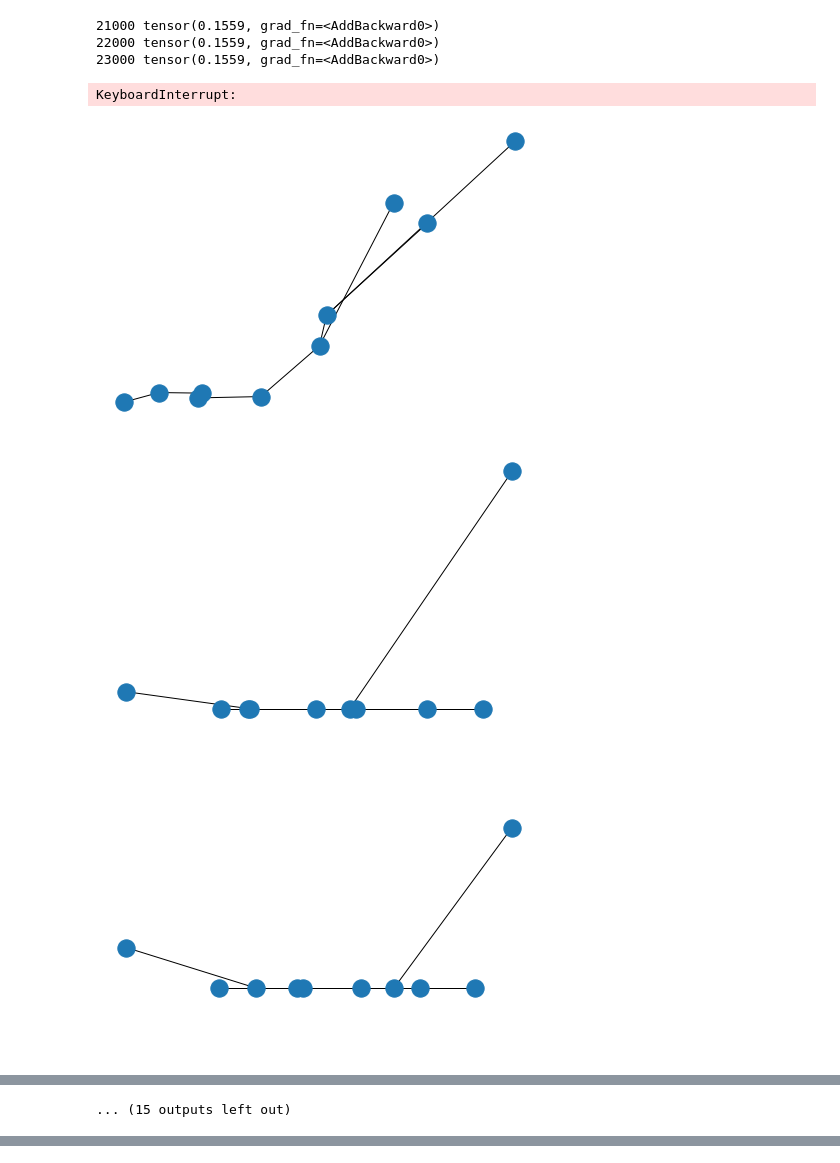
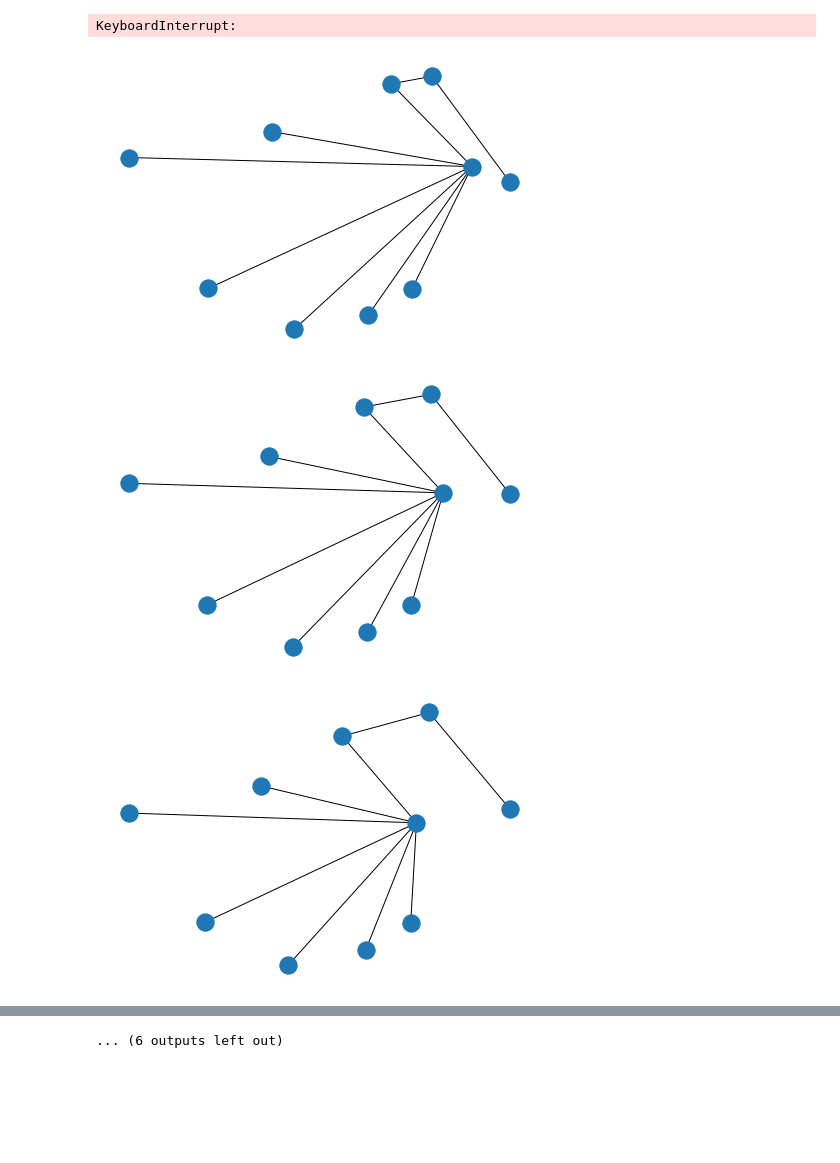
Before and after one commit to zhenxingCui/deepgd, a Jupyter notebook: gnn_stress_test.ipynb, the cells around one changed output, grey strips where cells are left out. Saved outputs shown, nothing was run; the diff lists cells and outputs as text; code cells hidden in the pictures; blank space fills up the shorter version.

Commit message:
optimize data directly

```diff
--- a/gnn_stress_test.ipynb
+++ b/gnn_stress_test.ipynb
@@ -133,20 +133,17 @@ def graph_vis(G, node_pos, file_name):
     plt.savefig(file_name)
 # %%
 G, data = generate_graph(10)
-model = Net()
-optimizer = torch.optim.Adam(model.parameters(), lr=0.00005)
+optimizer = torch.optim.Adam([data.x.requires_grad_()], lr=0.00005)
 criterion = EnergyLoss()
 epoch = 1000000
 loss_iters = []
 for i in range(epoch):
-    model.train()
     optimizer.zero_grad()
-    output = model(data)
-    loss = criterion(output,data)
+    loss = criterion(data.x,data)
     loss.backward()
     optimizer.step()
     loss_iters.append(loss.item())
     if i % 1000 == 0:
         print(i,loss)
-        graph_vis(G, output, f'test_traingraph/epoch_{i}.png')
+        graph_vis(G, data.x, f'test_opt_data2/epoch_{i}.png')
 # %% [output]
@@ -170,7 +166,4 @@ for i in range(epoch):
-21000 tensor(0.1559, grad_fn=<AddBackward0>)
-22000 tensor(0.1559, grad_fn=<AddBackward0>)
-23000 tensor(0.1559, grad_fn=<AddBackward0>)
+KeyboardInterrupt:
-KeyboardInterrupt:
-[figure, old version]
+[figure, new version]
-[figure, old version]
+[figure, new version]
-[figure, old version]
+[figure, new version]
@@ -183 +175,0 @@ KeyboardInterrupt:
-... (15 outputs left out)
@@ -183,0 +177 @@ KeyboardInterrupt:
+... (6 outputs left out)
```
Also changed, not shown: parts of 1 cell of this notebook.
